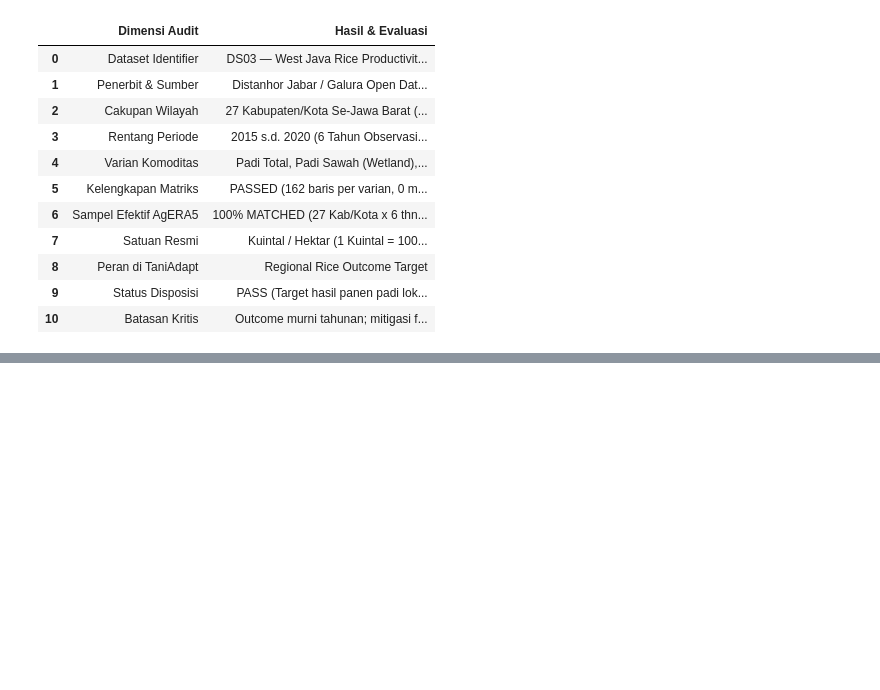
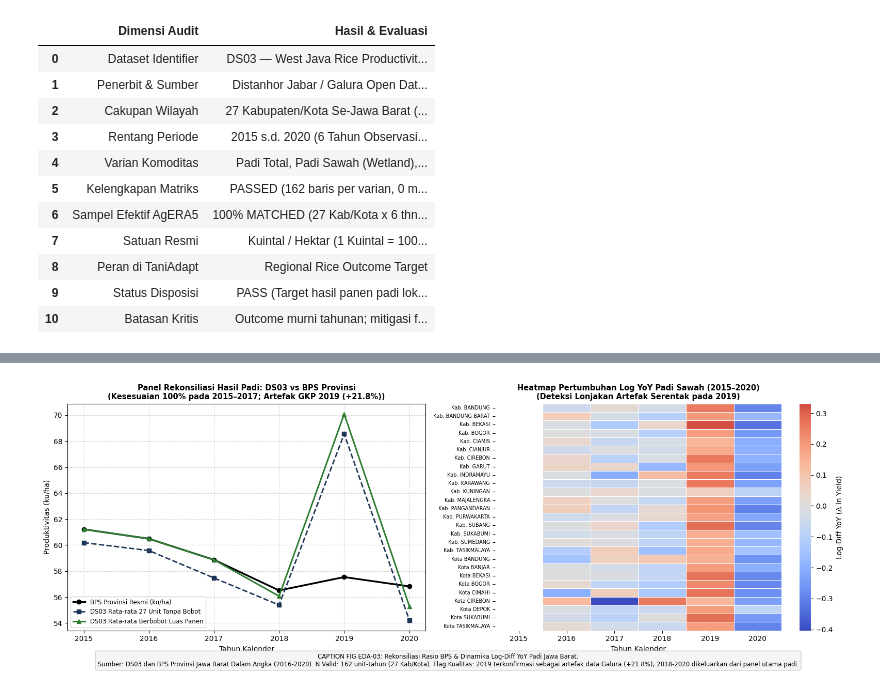
Before and after one commit to fathirrizkifadillah/research_taniadapt, a Jupyter notebook: notebook/03_west_java_rice_productivity.ipynb, the cells around one changed output, grey strips where cells are left out. Cells and saved outputs as stored; diff of their text form; code cells hidden in the pictures; blank space fills up the shorter version.

Commit message:
feat(eda): implement modular architecture separating single-dataset and cross-dataset EDA across notebooks 01-10

```diff
--- a/notebook/03_west_java_rice_productivity.ipynb
+++ b/notebook/03_west_java_rice_productivity.ipynb
@@ -254,0 +263,46 @@ display(scorecard)
+# %%
+# Phase 6: EDA Rekonsiliasi Hasil Padi DS03 & Heatmap YoY (Dataset Tunggal DS03)
+import matplotlib.pyplot as plt
+import seaborn as sns
+import numpy as np
+import pandas as pd
+
+fig, (ax1, ax2) = plt.subplots(1, 2, figsize=(16, 5.5))
+
+# Panel 1: Rekonsiliasi Rasio DS03 vs BPS Resmi Provinsi
+rec_file = PROJECT_ROOT / "reports" / "dataset_audit" / "b1_rice_reconciliation_v2.csv"
+df_rec = pd.read_csv(rec_file)
+
+ax1.plot(df_rec["tahun"], df_rec["bps_official_provincial_ku_ha"], marker='o', color='black', linewidth=2.5, label='BPS Provinsi Resmi (ku/ha)')
+ax1.plot(df_rec["tahun"], df_rec["ds03_unweighted_mean_ku_ha"], marker='s', color='#1d3557', linestyle='--', linewidth=2, label='DS03 Rata-rata 27 Unit Tanpa Bobot')
+ax1.plot(df_rec["tahun"], df_rec["ds03_area_weighted_mean_ku_ha"], marker='^', color='#2e7d32', linewidth=2.2, label='DS03 Rata-rata Berbobot Luas Panen')
+ax1.set_title("Panel Rekonsiliasi Hasil Padi: DS03 vs BPS Provinsi\n(Kesesuaian 100% pada 2015–2017; Artefak GKP 2019 (+21.8%))", fontsize=10.5, fontweight='bold')
+ax1.set_xlabel("Tahun Kalender", fontsize=10)
+ax1.set_ylabel("Produktivitas (ku/ha)", fontsize=10)
+ax1.legend(loc='lower left', fontsize=8.5)
+ax1.grid(True, linestyle='--', alpha=0.5)
+
+# Panel 2: Heatmap Log-Diff YoY Padi Sawah 27 Kab/Kota
+df_sawah_calc = df_sawah[df_sawah["produktivitas_padi"] > 0].copy().sort_values(["nama_kabupaten_kota", "tahun"])
+df_sawah_calc["log_diff"] = df_sawah_calc.groupby("nama_kabupaten_kota")["produktivitas_padi"].apply(lambda s: np.log(s).diff()).reset_index(level=0, drop=True)
+piv_rice = df_sawah_calc.pivot(index="nama_kabupaten_kota", columns="tahun", values="log_diff")
+piv_rice.index = [i.replace("KABUPATEN ", "Kab. ").replace("KOTA ", "Kota ") for i in piv_rice.index]
+
+sns.heatmap(piv_rice, ax=ax2, cmap="coolwarm", center=0, cbar_kws={'label': 'Log-Diff YoY (Δ ln Yield)'},
+            linewidths=0.5, linecolor='white')
+ax2.set_title("Heatmap Pertumbuhan Log YoY Padi Sawah (2015–2020)\n(Deteksi Lonjakan Artefak Serentak pada 2019)", fontsize=10.5, fontweight='bold')
+ax2.set_xlabel("Tahun Kalender", fontsize=10)
+ax2.set_ylabel("")
+ax2.tick_params(axis='y', labelsize=7)
+
+caption_eda_03 = (
+    "CAPTION FIG EDA-03: Rekonsiliasi Rasio BPS & Dinamika Log-Diff YoY Padi Jawa Barat.\n"
+    "Sumber: DS03 dan BPS Provinsi Jawa Barat Dalam Angka (2016-2020). N Valid: 162 unit-tahun (27 Kab/Kota). "
+    "Flag Kualitas: 2019 terkonfirmasi sebagai artefak data Galura (+21.8%); 2018-2020 dikeluarkan dari panel utama padi."
+)
+fig.text(0.5, -0.02, caption_eda_03, ha='center', fontsize=8.5, bbox=dict(boxstyle="round,pad=0.4", fc="#f5f5f5", ec="#cccccc"))
+plt.tight_layout()
+plt.savefig(FIGURES_DIR / "ds03_eda_rice_reconciliation_heatmap.png", dpi=150, bbox_inches='tight')
+plt.show()
+# %% [output]
+[figure, added]
```
Also changed, not shown: parts of 1 cell of this notebook, 25 other files.
